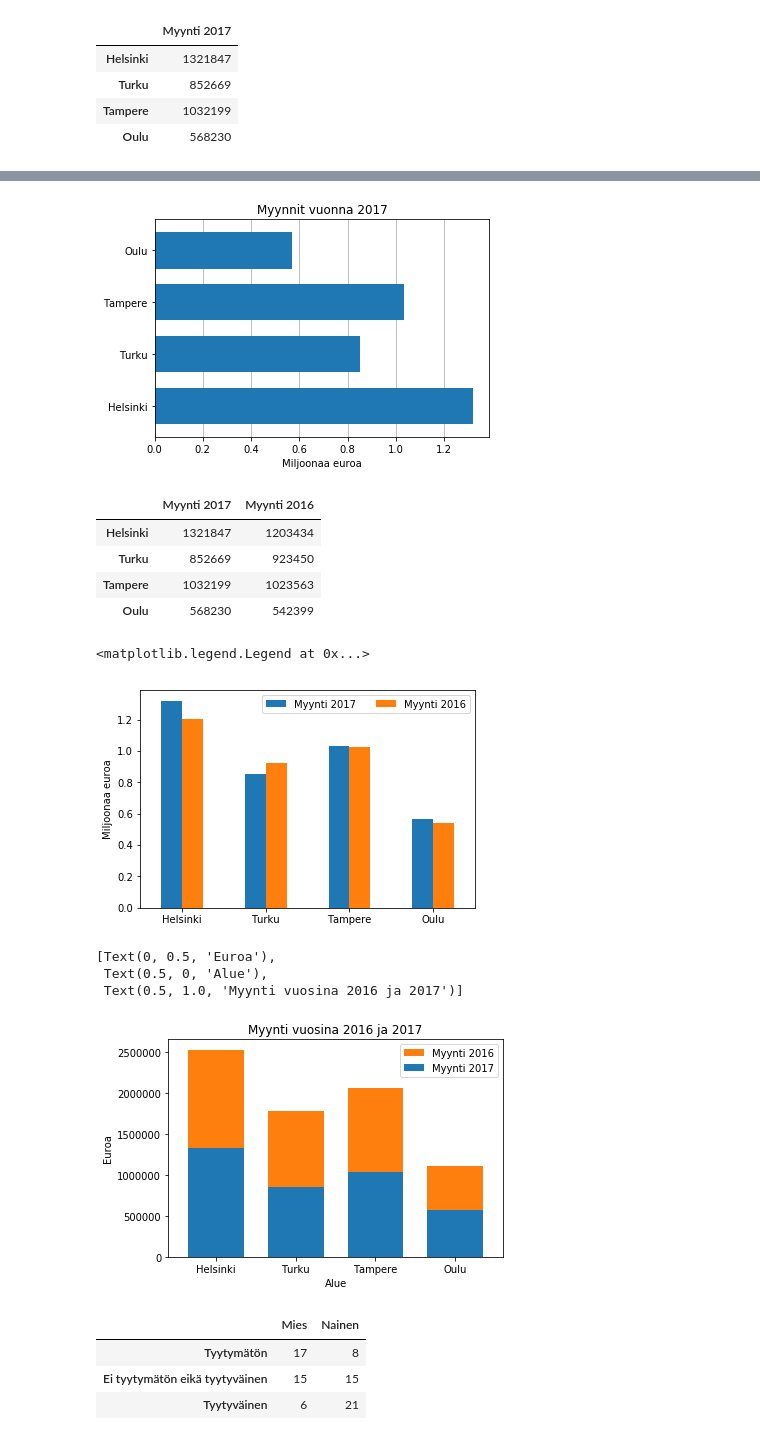
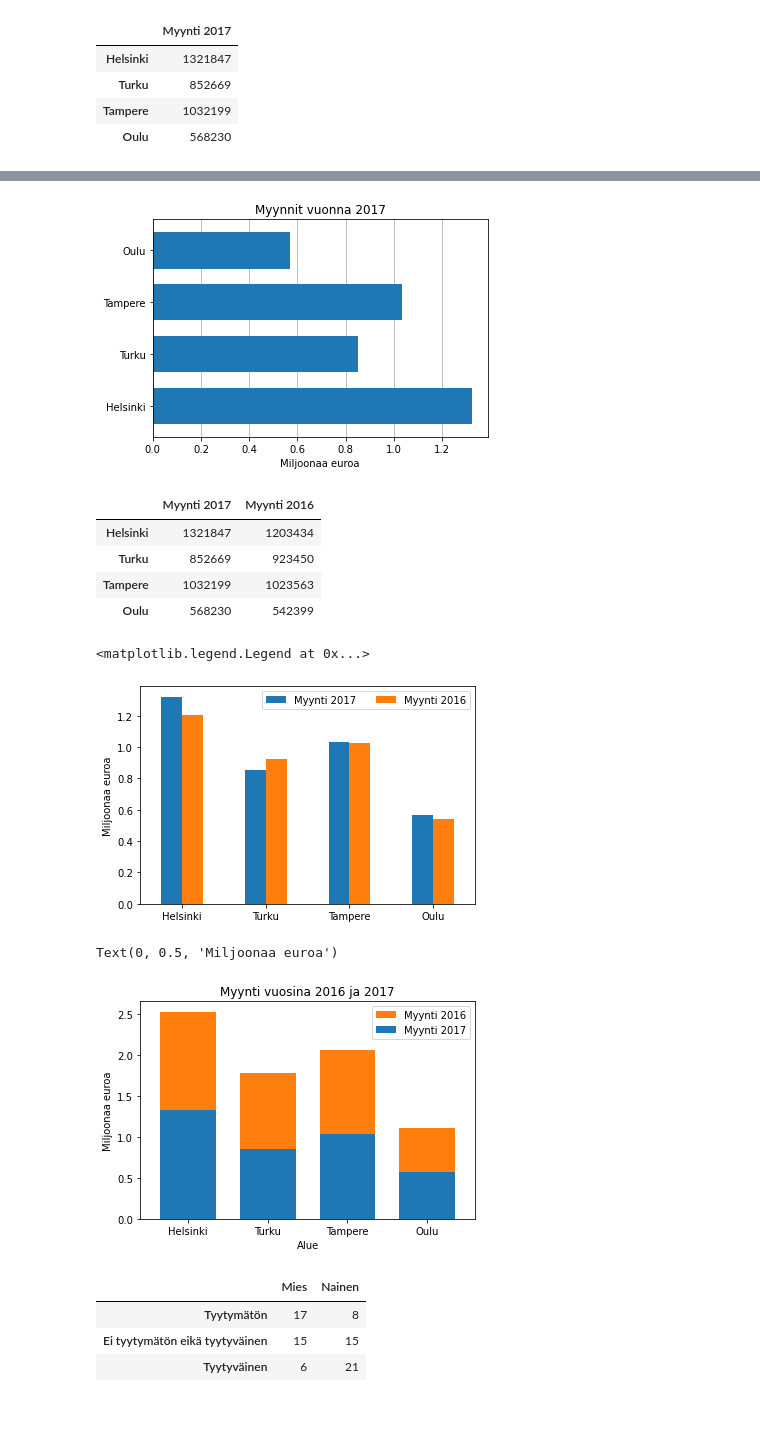
Before and after one commit to taanila/kaaviot, a Jupyter notebook: matplotlib.ipynb, the cells around one changed output, grey strips where cells are left out. Drawn from its saved outputs; the diff is of its cells as text; code cells hidden in the pictures; blank space fills up the shorter version.

Commit message:
Matplotlib-grafiikan perusteet

```diff
--- a/matplotlib.ipynb
+++ b/matplotlib.ipynb
@@ -42,26 +37,16 @@ df1.plot.barh()
 # %%
-# Pientä tuunausta kaavion luonnin yhteyteen (selite piiloon, pylvään leveyden määritys)
-ax1 = df1.plot.barh(legend=False, width=0.7)
+# Pientä tuunausta kaavion luonnin yhteyteen:
+# selite piiloon, pylvään leveyden määritys, pylväät taustaviivoitusten yläpuolelle
+(df1 / 1000000).plot.barh(legend = False, width = 0.7, zorder = 2)
 
 # Otsikoita
-ax1.set_title('Myynnit vuonna 2017')
-ax1.set_xlabel('Miljoonaa euroa')
-
-# Useimpiin määrittelyihin löytyy matplotlib.pyplot-vastine
-# Otsikot voisin määritellä myös seuraavasti:
-#plt.title('Myynnit vuonna 2017')
-#plt.xlabel('Miljoonaa euroa')
-
-# Haen x-akselin ticksit ja muotoilen miljooniksi yhdellä desimaalilla
-ax1.set_xticklabels(['{:.1f}'.format(x / 1000000) for x in ax1.get_xticks()])
+plt.title('Myynnit vuonna 2017')
+plt.xlabel('Miljoonaa euroa')
 
 # Taustaviivoitus x-akselin mukaan
-ax1.grid(axis = 'x')
-
-# Taustaviivoitus pylväiden taakse
-ax1.set_axisbelow(True)
+plt.grid(axis = 'x')
 # %% [output]
-[figure, old version]
+[figure, new version]
 # %%
 # Teen uuden dataframen
 df2 = pd.DataFrame({'Myynti 2017': [1321847, 852669, 1032199, 568230],
@@ -76,32 +61,30 @@ df2
 | Oulu | 568230 | 542399 |
 # %%
 # Luokka-akselin nimiöiden asennon säätö (rot=0)
-ax2 = df2.plot.bar(rot=0)
+(df2 / 1000000).plot.bar(rot = 0)
 
 # y-akselin otsikko
-ax2.set_ylabel('Miljoonaa euroa')
-
-# Haen y-akselin ticksit ja muotoilen miljooniksi yhdellä desimaalilla
-ax2.set_yticklabels(['{:.1f}'.format(y / 1000000) for y in ax2.get_yticks()])
+plt.ylabel('Miljoonaa euroa')
 
 # Selitteeseen 2 saraketta (selitteet vierekkäin)
-ax2.legend(ncol = 2)
+plt.legend(ncol = 2)
 # %% [output]
 <matplotlib.legend.Legend at 0x...>
-[figure, old version]
+[figure, new version]
 # %%
 # legend='reverse' kääntää selitteen järjestyksen
-# stacked=True pinoaa pylväät päällekkäin
-# rot=0 määrittää luokka-akselin nimiöiden asennon
-# width=0.7 määrittää pylväiden leveyden (enintään 1)
-ax3 = df2.plot.bar(legend = 'reverse', rot = 0, stacked = True, width = 0.7)
+# rot = 0 määrittää luokka-akselin nimiöiden asennon
+# stacked = True pinoaa pylväät päällekkäin
+# width = 0.7 määrittää pylväiden leveyden (enintään 1)
+
+(df2 / 1000000).plot.bar(legend = 'reverse', rot = 0, stacked = True, width = 0.7)
 
 # Otsikoinnit
-ax3.set(title = 'Myynti vuosina 2016 ja 2017', xlabel = 'Alue', ylabel = 'Euroa')
+plt.title('Myynti vuosina 2016 ja 2017')
+plt.xlabel('Alue')
+plt.ylabel('Miljoonaa euroa')
 # %% [output]
-[Text(0, 0.5, 'Euroa'),
- Text(0.5, 0, 'Alue'),
- Text(0.5, 1.0, 'Myynti vuosina 2016 ja 2017')]
+Text(0, 0.5, 'Miljoonaa euroa')
-[figure, old version]
+[figure, new version]
 # %%
 # Teen uuden dataframen
```
Also changed, not shown: parts of 14 cells of this notebook.
